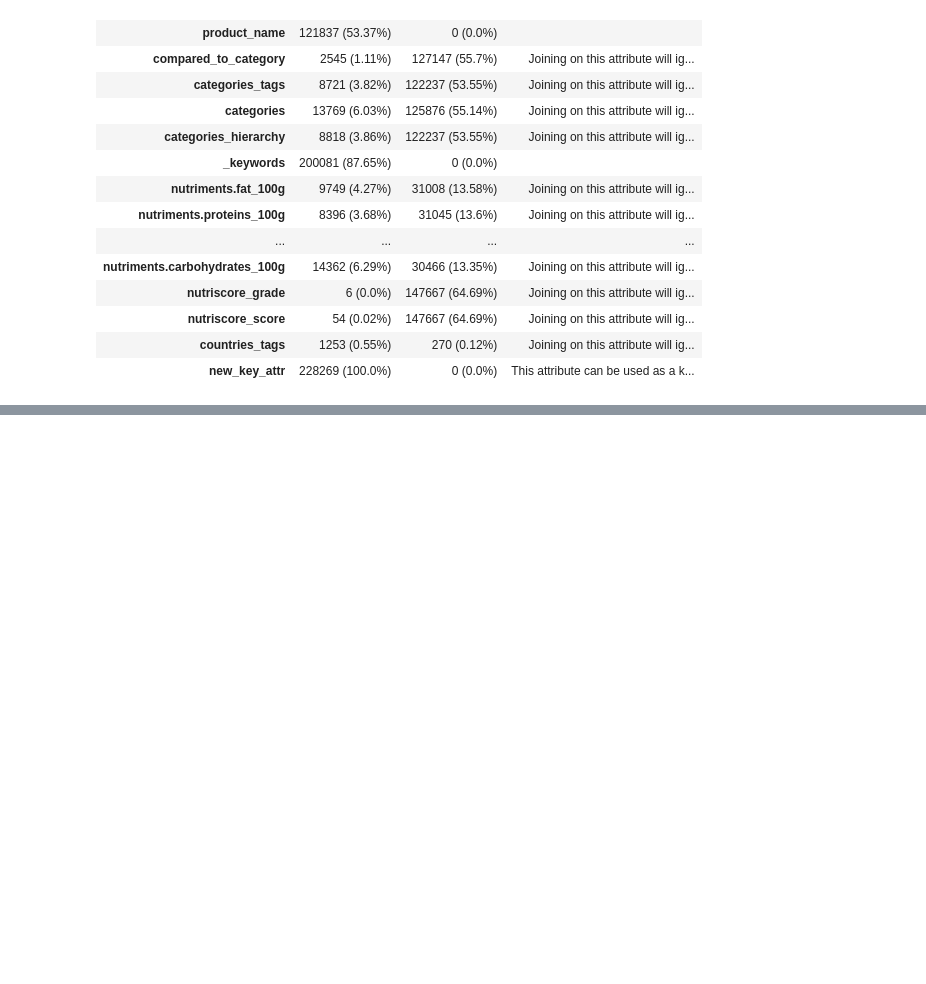
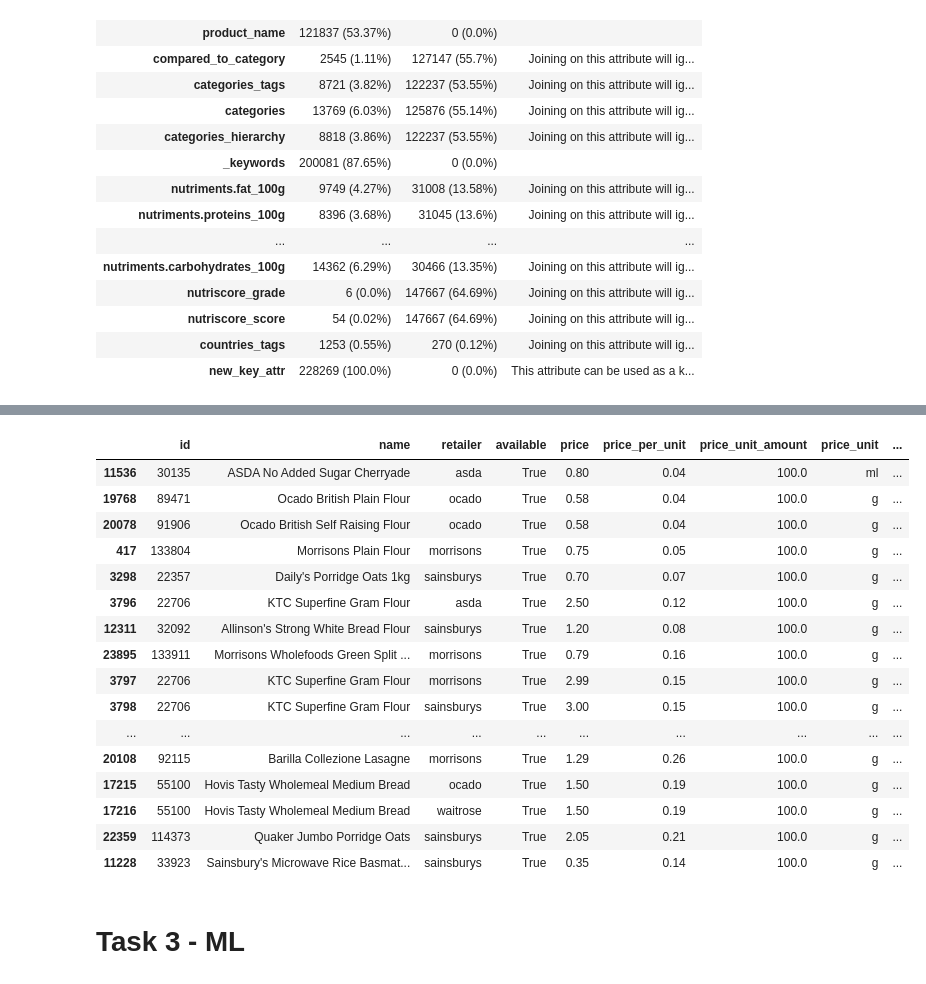
Before and after one commit to NicoleAdio/ctm-codebar-nov-22, a Jupyter notebook: Copy_of_codebar_draft.ipynb, the cells around one changed output, grey strips where cells are left out. Saved outputs shown, nothing was run; the diff lists cells and outputs as text; code cells hidden in the pictures; blank space fills up the shorter version.

```diff
--- a/Copy_of_codebar_draft.ipynb
+++ b/Copy_of_codebar_draft.ipynb
@@ -444,0 +452,23 @@ df_to_analyse.sort_values('price_per_2000kcal').head(100)
+# %%
+df_to_analyse['price_per_50g_protein'] = (df_to_analyse['price_per_unit'] / df_to_analyse['nutriments.proteins_100g']) * 50
+df_to_analyse.sort_values('price_per_50g_protein').head(100)
+# %% [output]
+|  | id | name | retailer | available | price | price_per_unit | price_unit_amount | price_unit | ... |
+| 11536 | 30135 | ASDA No Added Sugar Cherryade | asda | True | 0.80 | 0.04 | 100.0 | ml | ... |
+| 19768 | 89471 | Ocado British Plain Flour | ocado | True | 0.58 | 0.04 | 100.0 | g | ... |
+| 20078 | 91906 | Ocado British Self Raising Flour | ocado | True | 0.58 | 0.04 | 100.0 | g | ... |
+| 417 | 133804 | Morrisons Plain Flour | morrisons | True | 0.75 | 0.05 | 100.0 | g | ... |
+| 3298 | 22357 | Daily's Porridge Oats 1kg | sainsburys | True | 0.70 | 0.07 | 100.0 | g | ... |
+| 3796 | 22706 | KTC Superfine Gram Flour | asda | True | 2.50 | 0.12 | 100.0 | g | ... |
+| 12311 | 32092 | Allinson's Strong White Bread Flour | sainsburys | True | 1.20 | 0.08 | 100.0 | g | ... |
+| 23895 | 133911 | Morrisons Wholefoods Green Split ... | morrisons | True | 0.79 | 0.16 | 100.0 | g | ... |
+| 3797 | 22706 | KTC Superfine Gram Flour | morrisons | True | 2.99 | 0.15 | 100.0 | g | ... |
+| 3798 | 22706 | KTC Superfine Gram Flour | sainsburys | True | 3.00 | 0.15 | 100.0 | g | ... |
+| ... | ... | ... | ... | ... | ... | ... | ... | ... | ... |
+| 20108 | 92115 | Barilla Collezione Lasagne | morrisons | True | 1.29 | 0.26 | 100.0 | g | ... |
+| 17215 | 55100 | Hovis Tasty Wholemeal Medium Bread | ocado | True | 1.50 | 0.19 | 100.0 | g | ... |
+| 17216 | 55100 | Hovis Tasty Wholemeal Medium Bread | waitrose | True | 1.50 | 0.19 | 100.0 | g | ... |
+| 22359 | 114373 | Quaker Jumbo Porridge Oats | sainsburys | True | 2.05 | 0.21 | 100.0 | g | ... |
+| 11228 | 33923 | Sainsbury's Microwave Rice Basmat... | sainsburys | True | 0.35 | 0.14 | 100.0 | g | ... |
+# %% [markdown]
+# Task 3 - ML
```
Also changed, not shown: parts of 30 cells of this notebook.
